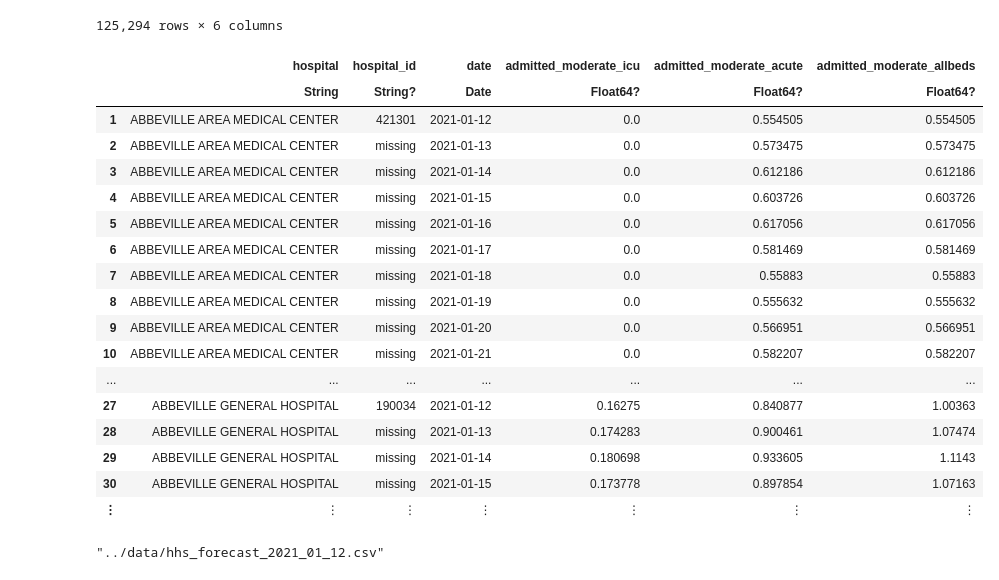
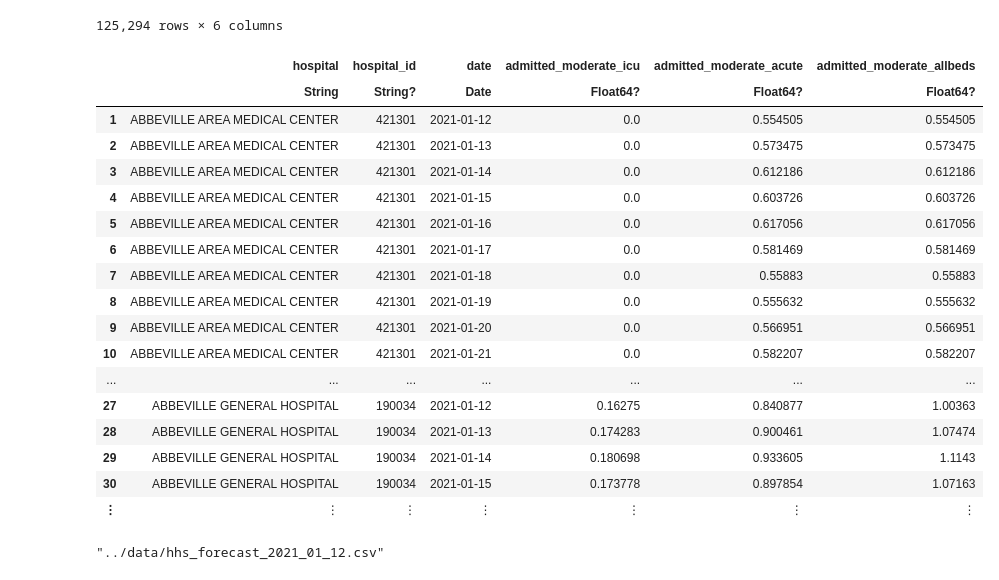
Before and after one commit to flixpar/covid-patient-redistribution-site, a Jupyter notebook: process_data/process_hhs_forecast.ipynb, the cells around one changed output. Saved outputs shown, nothing was run; the diff lists cells and outputs as text; code cells hidden in the pictures.

```diff
--- a/process_data/process_hhs_forecast.ipynb
+++ b/process_data/process_hhs_forecast.ipynb
@@ -29,32 +38,35 @@ rawdata = DataFrame(CSV.File("../rawdata/output_HHS_US_2021-02-06_one_column.csv
+# %%
+ccn_lookup_df = combine(groupby(rawdata, [:Column1, :hospital_name]), :ccn => firstval => :ccn)
+ccn_lookup = Dict(row.Column1 => row.ccn for row in eachrow(ccn_lookup_df));
 # %%
 data = select(rawdata,
     :hospital_name => :hospital,
-    :ccn => :hospital_id,
+    :Column1 => ByRow(x -> ccn_lookup[x]) => :hospital_id,
     :target_date => :date,
     ["hospitalization_2021-01-12", "ICU_percentages"] => ByRow((x,y) -> x*coalesce(y,0.3)) => :admitted_moderate_icu,
     ["hospitalization_2021-01-12", "ICU_percentages"] => ByRow((x,y) -> x*(1.0-coalesce(y,0.3))) => :admitted_moderate_acute,
     "hospitalization_2021-01-12" => :admitted_moderate_allbeds,
 )
 sort!(data, [:hospital, :hospital_id, :date])
 # %% [output]
 125,294 rows × 6 columns
 |  | hospital | hospital_id | date | admitted_moderate_icu | admitted_moderate_acute | admitted_moderate_allbeds |
 |  | String | String? | Date | Float64? | Float64? | Float64? |
 | 1 | ABBEVILLE AREA MEDICAL CENTER | 421301 | 2021-01-12 | 0.0 | 0.554505 | 0.554505 |
-| 2 | ABBEVILLE AREA MEDICAL CENTER | missing | 2021-01-13 | 0.0 | 0.573475 | 0.573475 |
-| 3 | ABBEVILLE AREA MEDICAL CENTER | missing | 2021-01-14 | 0.0 | 0.612186 | 0.612186 |
-| 4 | ABBEVILLE AREA MEDICAL CENTER | missing | 2021-01-15 | 0.0 | 0.603726 | 0.603726 |
-| 5 | ABBEVILLE AREA MEDICAL CENTER | missing | 2021-01-16 | 0.0 | 0.617056 | 0.617056 |
-| 6 | ABBEVILLE AREA MEDICAL CENTER | missing | 2021-01-17 | 0.0 | 0.581469 | 0.581469 |
-| 7 | ABBEVILLE AREA MEDICAL CENTER | missing | 2021-01-18 | 0.0 | 0.55883 | 0.55883 |
-| 8 | ABBEVILLE AREA MEDICAL CENTER | missing | 2021-01-19 | 0.0 | 0.555632 | 0.555632 |
-| 9 | ABBEVILLE AREA MEDICAL CENTER | missing | 2021-01-20 | 0.0 | 0.566951 | 0.566951 |
-| 10 | ABBEVILLE AREA MEDICAL CENTER | missing | 2021-01-21 | 0.0 | 0.582207 | 0.582207 |
+| 2 | ABBEVILLE AREA MEDICAL CENTER | 421301 | 2021-01-13 | 0.0 | 0.573475 | 0.573475 |
+| 3 | ABBEVILLE AREA MEDICAL CENTER | 421301 | 2021-01-14 | 0.0 | 0.612186 | 0.612186 |
+| 4 | ABBEVILLE AREA MEDICAL CENTER | 421301 | 2021-01-15 | 0.0 | 0.603726 | 0.603726 |
+| 5 | ABBEVILLE AREA MEDICAL CENTER | 421301 | 2021-01-16 | 0.0 | 0.617056 | 0.617056 |
+| 6 | ABBEVILLE AREA MEDICAL CENTER | 421301 | 2021-01-17 | 0.0 | 0.581469 | 0.581469 |
+| 7 | ABBEVILLE AREA MEDICAL CENTER | 421301 | 2021-01-18 | 0.0 | 0.55883 | 0.55883 |
+| 8 | ABBEVILLE AREA MEDICAL CENTER | 421301 | 2021-01-19 | 0.0 | 0.555632 | 0.555632 |
+| 9 | ABBEVILLE AREA MEDICAL CENTER | 421301 | 2021-01-20 | 0.0 | 0.566951 | 0.566951 |
+| 10 | ABBEVILLE AREA MEDICAL CENTER | 421301 | 2021-01-21 | 0.0 | 0.582207 | 0.582207 |
 | ... | ... | ... | ... | ... | ... | ... |
 | 27 | ABBEVILLE GENERAL HOSPITAL | 190034 | 2021-01-12 | 0.16275 | 0.840877 | 1.00363 |
-| 28 | ABBEVILLE GENERAL HOSPITAL | missing | 2021-01-13 | 0.174283 | 0.900461 | 1.07474 |
-| 29 | ABBEVILLE GENERAL HOSPITAL | missing | 2021-01-14 | 0.180698 | 0.933605 | 1.1143 |
-| 30 | ABBEVILLE GENERAL HOSPITAL | missing | 2021-01-15 | 0.173778 | 0.897854 | 1.07163 |
+| 28 | ABBEVILLE GENERAL HOSPITAL | 190034 | 2021-01-13 | 0.174283 | 0.900461 | 1.07474 |
+| 29 | ABBEVILLE GENERAL HOSPITAL | 190034 | 2021-01-14 | 0.180698 | 0.933605 | 1.1143 |
+| 30 | ABBEVILLE GENERAL HOSPITAL | 190034 | 2021-01-15 | 0.173778 | 0.897854 | 1.07163 |
 | ⋮ | ⋮ | ⋮ | ⋮ | ⋮ | ⋮ | ⋮ |
 # %%
 data |> CSV.write("../data/hhs_forecast_2021_01_12.csv")
```
Also changed, not shown: parts of 1 cell of this notebook, 3 other files.
